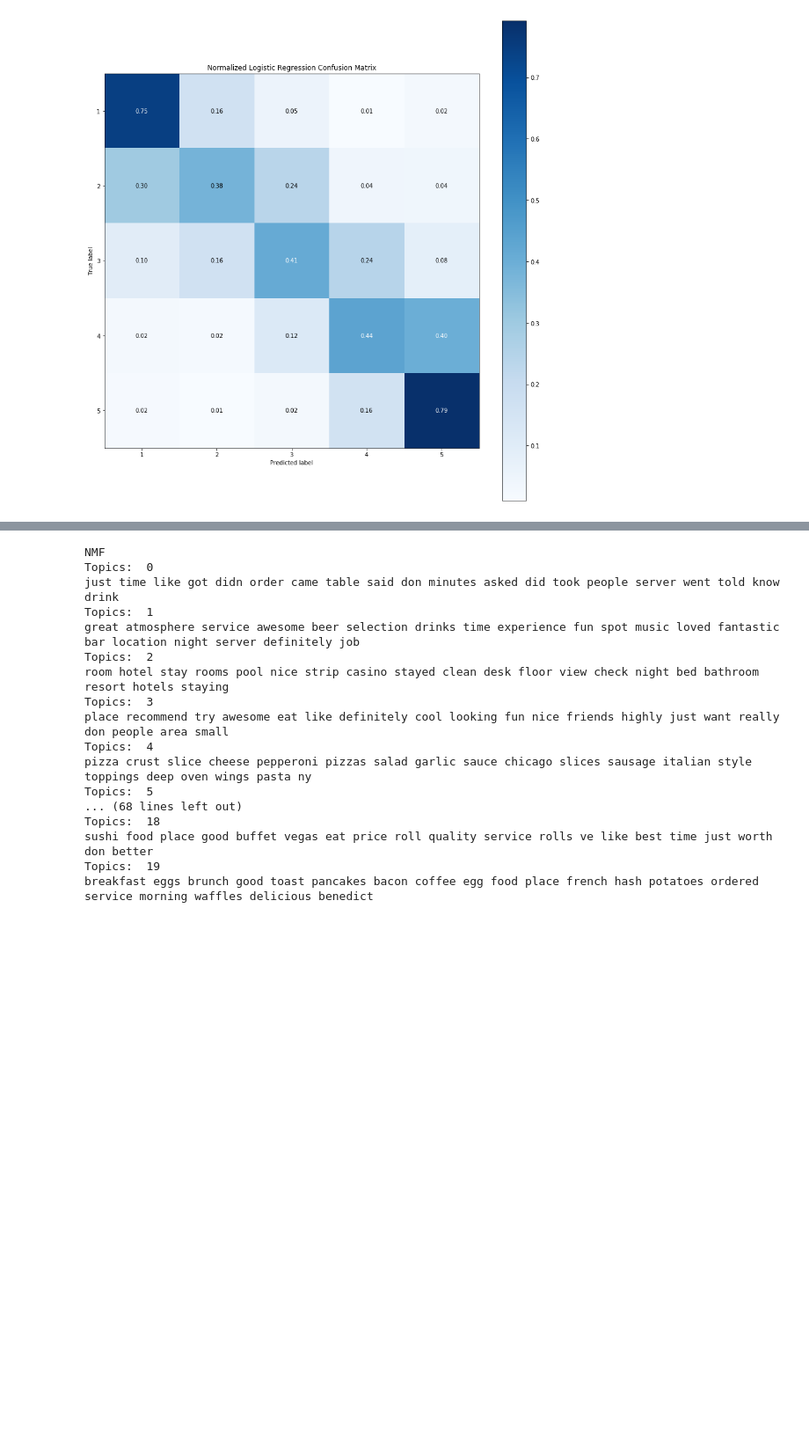
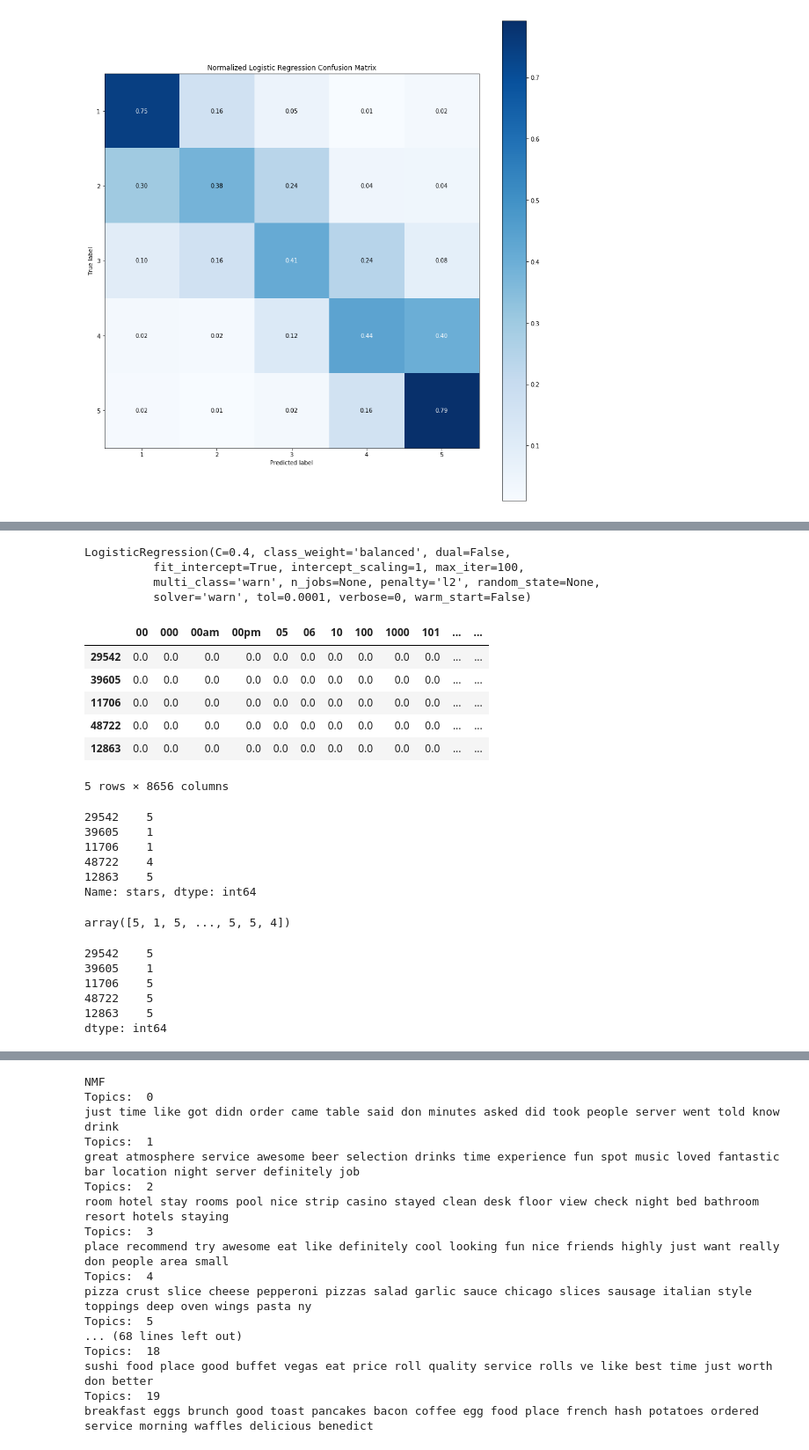
Before and after one commit to cjmckeag/134yelp, a Jupyter notebook: text analysis and eda.ipynb, the cells around one changed output, grey strips where cells are left out. Shown at 88% size. Drawn from its saved outputs; the diff is of its cells as text; code cells hidden in the pictures; blank space fills up the shorter version.

```diff
--- a/text analysis and eda.ipynb
+++ b/text analysis and eda.ipynb
@@ -689,0 +696,7 @@ Confusion Matrix
+# %%
+lr.fit(X_Train_tfidf, Y_Train_tfidf)
+# %% [output]
+LogisticRegression(C=0.4, class_weight='balanced', dual=False,
+          fit_intercept=True, intercept_scaling=1, max_iter=100,
+          multi_class='warn', n_jobs=None, penalty='l2', random_state=None,
+          solver='warn', tol=0.0001, verbose=0, warm_start=False)
@@ -689,0 +705,33 @@ Confusion Matrix
+# %%
+X_Test_tfidf.head()
+# %% [output]
+|  | 00 | 000 | 00am | 00pm | 05 | 06 | 10 | 100 | 1000 | 101 | ... | ... |
+| 29542 | 0.0 | 0.0 | 0.0 | 0.0 | 0.0 | 0.0 | 0.0 | 0.0 | 0.0 | 0.0 | ... | ... |
+| 39605 | 0.0 | 0.0 | 0.0 | 0.0 | 0.0 | 0.0 | 0.0 | 0.0 | 0.0 | 0.0 | ... | ... |
+| 11706 | 0.0 | 0.0 | 0.0 | 0.0 | 0.0 | 0.0 | 0.0 | 0.0 | 0.0 | 0.0 | ... | ... |
+| 48722 | 0.0 | 0.0 | 0.0 | 0.0 | 0.0 | 0.0 | 0.0 | 0.0 | 0.0 | 0.0 | ... | ... |
+| 12863 | 0.0 | 0.0 | 0.0 | 0.0 | 0.0 | 0.0 | 0.0 | 0.0 | 0.0 | 0.0 | ... | ... |
+5 rows × 8656 columns
+# %%
+Y_Test_tfidf.head()
+# %% [output]
+29542    5
+39605    1
+11706    1
+48722    4
+12863    5
+Name: stars, dtype: int64
+# %%
+preds
+# %% [output]
+array([5, 1, 5, ..., 5, 5, 4])
+# %%
+preds = pd.Series(preds, index= Y_Test_tfidf.index)
+preds.head()
+# %% [output]
+29542    5
+39605    1
+11706    5
+48722    5
+12863    5
+dtype: int64
```
Also changed, not shown: parts of 21 cells of this notebook.
